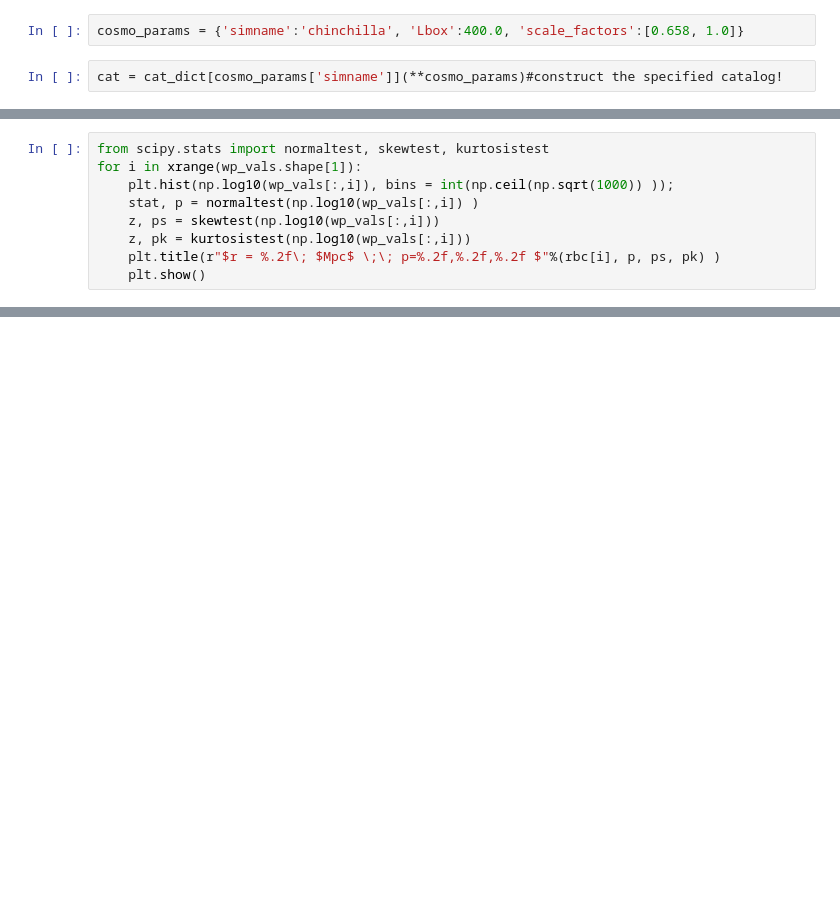
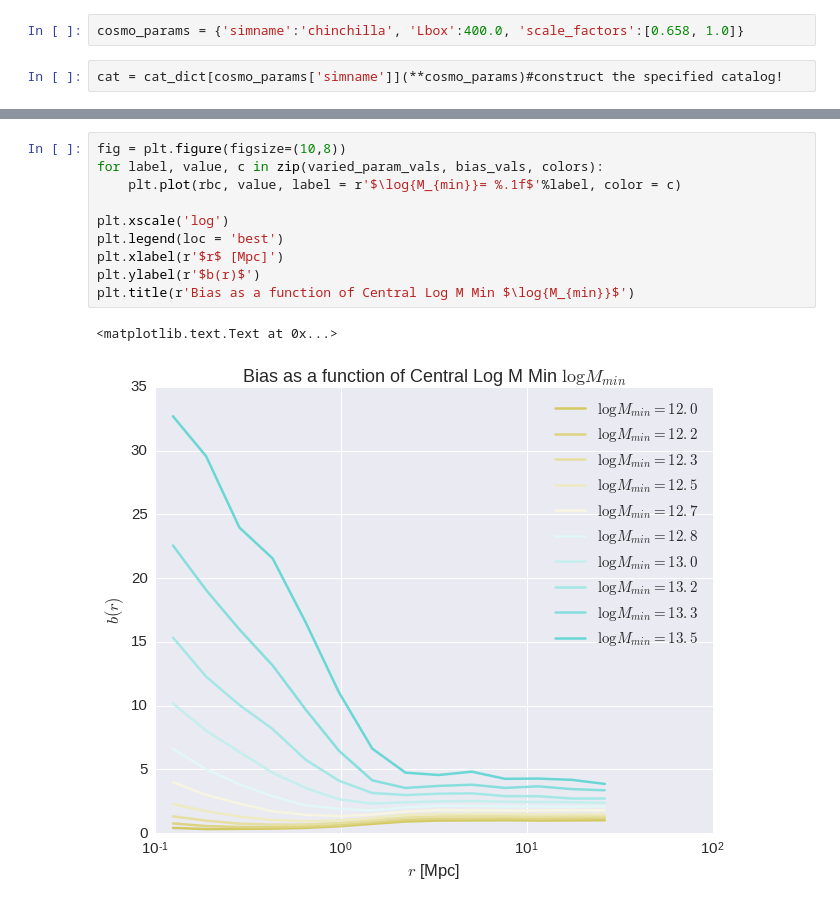
Before and after one commit to mclaughlin6464/pearce, a Jupyter notebook: notebooks/b(r,HOD) prototype.ipynb, the cells around one changed output, grey strips where cells are left out. Cells and saved outputs as stored; diff of their text form; blank space fills up the shorter version.

```diff
--- a/notebooks/b(r,HOD) prototype.ipynb
+++ b/notebooks/b(r,HOD) prototype.ipynb
@@ -81,9 +49,0 @@ print rbc
-# %%
-from scipy.stats import normaltest, skewtest, kurtosistest
-for i in xrange(wp_vals.shape[1]):
-    plt.hist(np.log10(wp_vals[:,i]), bins = int(np.ceil(np.sqrt(1000)) ));
-    stat, p = normaltest(np.log10(wp_vals[:,i]) )
-    z, ps = skewtest(np.log10(wp_vals[:,i]))
-    z, pk = kurtosistest(np.log10(wp_vals[:,i]))
-    plt.title(r"$r = %.2f\; $Mpc$ \;\; p=%.2f,%.2f,%.2f $"%(rbc[i], p, ps, pk) )
-    plt.show()
@@ -111,0 +85,13 @@ print p
+# %%
+fig = plt.figure(figsize=(10,8))
+for label, value, c in zip(varied_param_vals, bias_vals, colors):
+    plt.plot(rbc, value, label = r'$\log{M_{min}}= %.1f$'%label, color = c)
+
+plt.xscale('log')
+plt.legend(loc = 'best')
+plt.xlabel(r'$r$ [Mpc]')
+plt.ylabel(r'$b(r)$')
+plt.title(r'Bias as a function of Central Log M Min $\log{M_{min}}$')
+# %% [output]
+<matplotlib.text.Text at 0x...>
+[figure, added]
```
Also changed, not shown: parts of 21 cells of this notebook, 3 other files.
